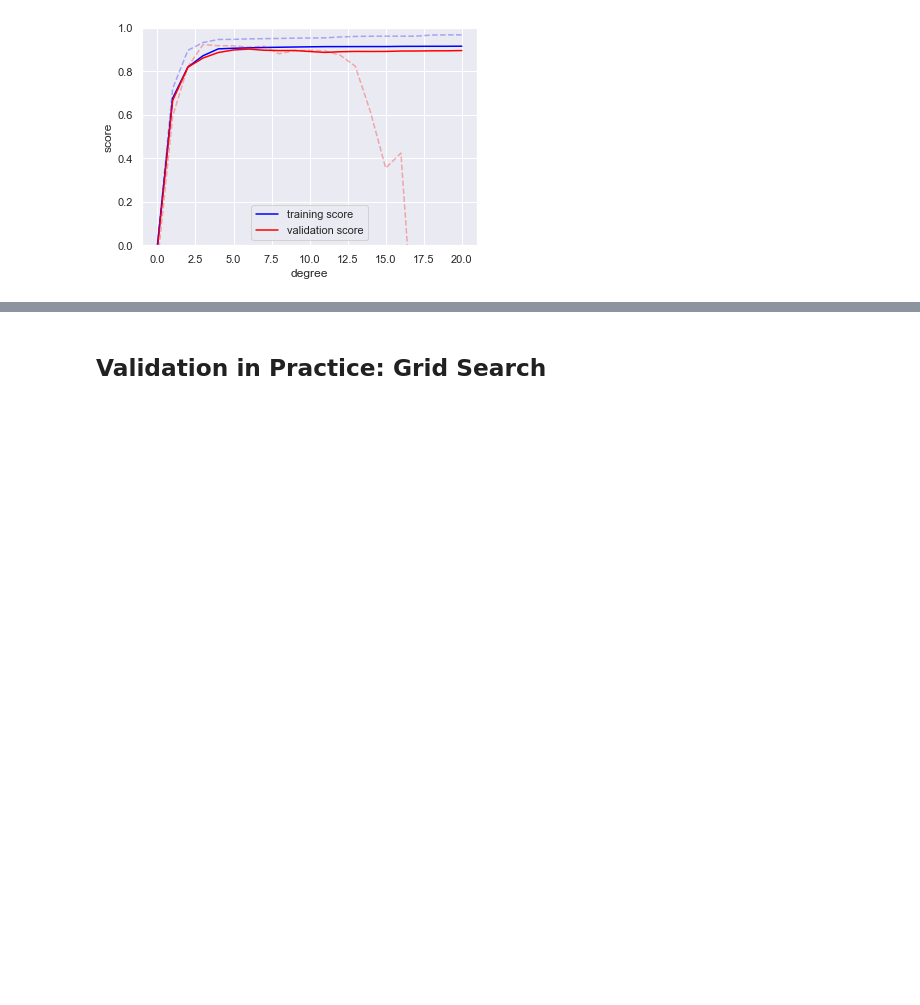
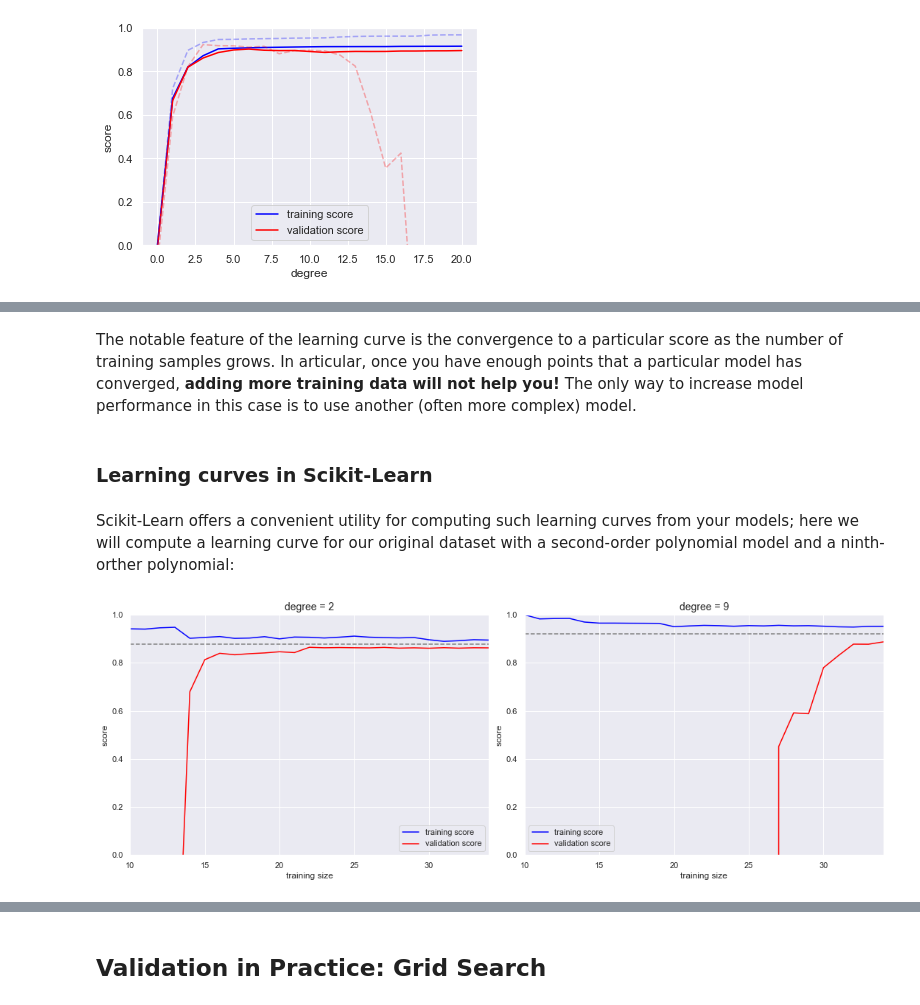
Before and after one commit to UlrikeBoehm/PythonDataScience, a Jupyter notebook: 05_MachineLearning/3_Hyperparameters_Model_Validation.ipynb, the cells around one changed output, grey strips where cells are left out. Cells and saved outputs as stored; diff of their text form; code cells hidden in the pictures; blank space fills up the shorter version.

```diff
--- a/05_MachineLearning/3_Hyperparameters_Model_Validation.ipynb
+++ b/05_MachineLearning/3_Hyperparameters_Model_Validation.ipynb
@@ -416,0 +456,29 @@ The solid lines show the new results, while the fainter dashed lines show the re
+# %% [markdown]
+The notable feature of the learning curve is the convergence to a particular score as the number of training samples grows. In articular, once you have enough points that a particular model has converged, **adding more training data will not help you!** The only way to increase model performance in this case is to use another (often more complex) model.
+# %% [markdown]
+### Learning curves in Scikit-Learn
+# %% [markdown]
+Scikit-Learn offers a convenient utility for computing such learning curves from your models; here we will compute a learning curve for our original dataset with a second-order polynomial model and a ninth-orther polynomial:
+# %%
+from sklearn.model_selection import learning_curve
+
+fig, ax = plt.subplots(1,2,figsize=(16,6))
+fig.subplots_adjust(left=0.0625,right=0.95,wspace=0.1)
+
+for i, degree in enumerate([2,9]):
+    N, train_lc, val_lc = learning_curve(PolynomialRegression(degree),
+                                        X, y, cv=7,
+                                        train_sizes=np.linspace(0.3,1,25))
+
+    ax[i].plot(N,np.mean(train_lc,1), color='blue',label='training score')
+    ax[i].plot(N,np.mean(val_lc,1),color='red',label='validation score')
+    ax[i].hlines(np.mean([train_lc[-1],val_lc[-1]]),N[0],N[-1],color='gray',
+                linestyle='dashed')
+    ax[i].set_ylim(0,1)
+    ax[i].set_xlim(N[0],N[-1])
+    ax[i].set_xlabel('training size')
+    ax[i].set_ylabel('score')
+    ax[i].set_title('degree = {0}'.format(degree),size=14)
+    ax[i].legend(loc='best')
+# %% [output]
+[figure, added]
```
Also changed, not shown: parts of 13 cells of this notebook, 2 other files.
